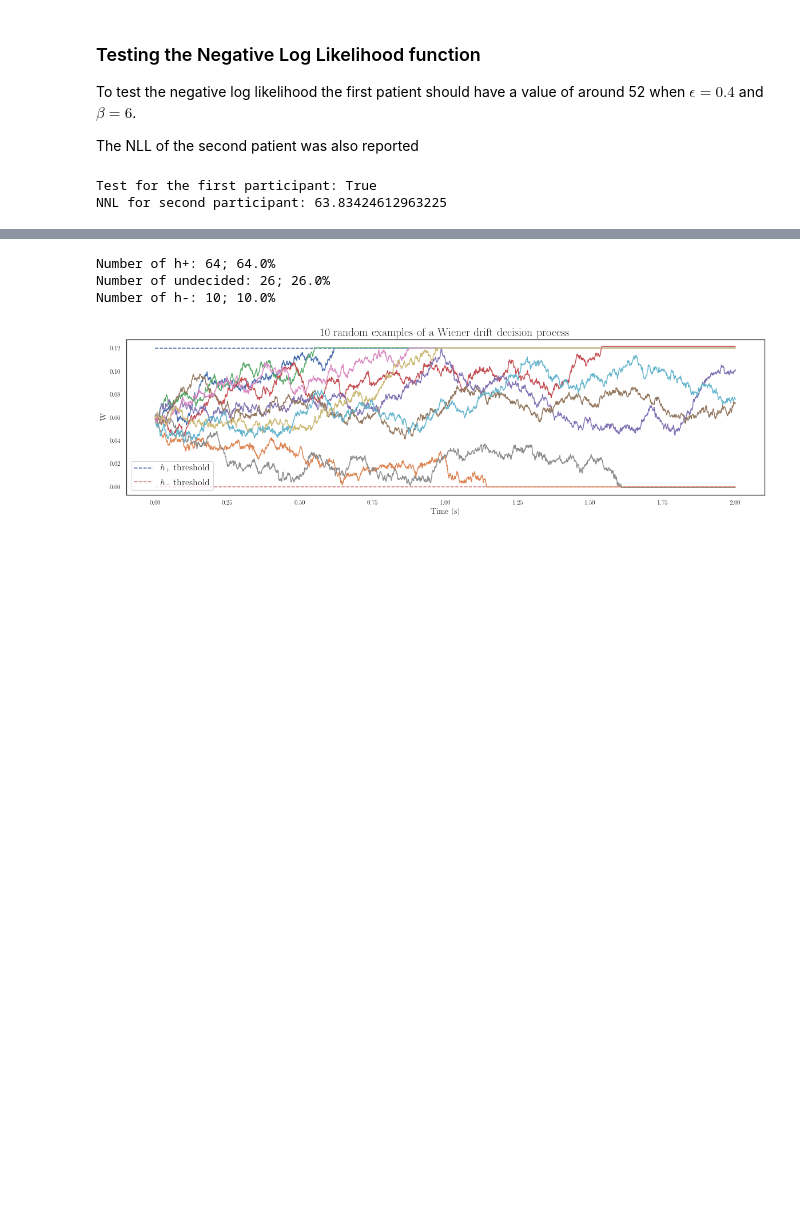
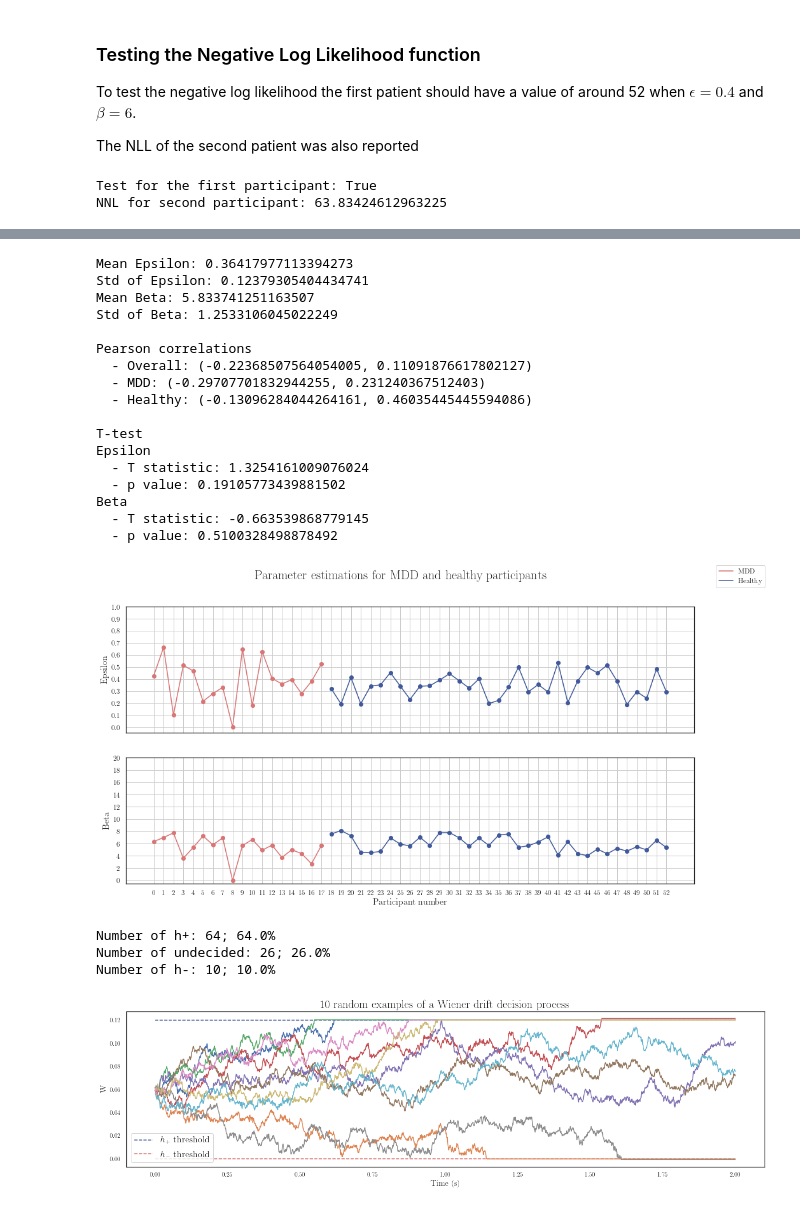
Before and after one commit to joanreyero/decision-making-models, a Jupyter notebook: model-behavioural-data.ipynb, the cells around one changed output, grey strips where cells are left out. Cells and saved outputs as stored; diff of their text form; code cells hidden in the pictures; blank space fills up the shorter version.

Commit message:
Added model fit graph

```diff
--- a/model-behavioural-data.ipynb
+++ b/model-behavioural-data.ipynb
@@ -249,12 +249,18 @@ class Behaviour(object):
         return V
 
     def fit_model(self):
+        """ Fit the model to data to find the best-fit parameters
+        for each participant.
+        :returns: eps_out (list): best-fit learning rate.
+                  beta_out (list): best-fit neg-energy / reward-sens.
+                  success_out (list): whether it succeeded for each ppt.
+        """
         eps_out, beta_out, success_out = [], [], []
         starting_params = self.fit_starting_params[:]
         for ind, _ in enumerate(self.data):
+            # Using scipy.minimize with BFGS option
             opt = minimize(self.neg_log_likelihood, starting_params,
                            args=(ind), method='BFGS')
-                           #args=(ind), method='L-BFGS-B', bounds=((0, 1), (1, 20)))
             eps_out.append(opt.x[0])
             beta_out.append(opt.x[1])
             success_out.append(opt.success)
@@ -745,3 +807,24 @@ NNL for second participant: 63.83424612963225
+# %%
+real_data.model_fit_stats(filter_params=True)
+# %% [output]
+Mean Epsilon: 0.36417977113394273
+Std of Epsilon: 0.12379305404434741
+Mean Beta: 5.833741251163507
+Std of Beta: 1.2533106045022249
+
+Pearson correlations
+  - Overall: (-0.22368507564054005, 0.11091876617802127)
+  - MDD: (-0.29707701832944255, 0.231240367512403)
+  - Healthy: (-0.13096284044264161, 0.46035445445594086)
+
+T-test
+Epsilon
+  - T statistic: 1.3254161009076024
+  - p value: 0.19105773439881502
+Beta
+  - T statistic: -0.663539868779145
+  - p value: 0.5100328498878492
+[figure, added]
 # %%
 DECISION_INPUTS = namedtuple('Inputs', 'v, a, s, z, dt, timesteps, reps',
                              defaults=(0.03, 0.12, 0.04, None, 0.001, 2000, 100))
```
Also changed, not shown: parts of 3 cells of this notebook, 2 other files.
